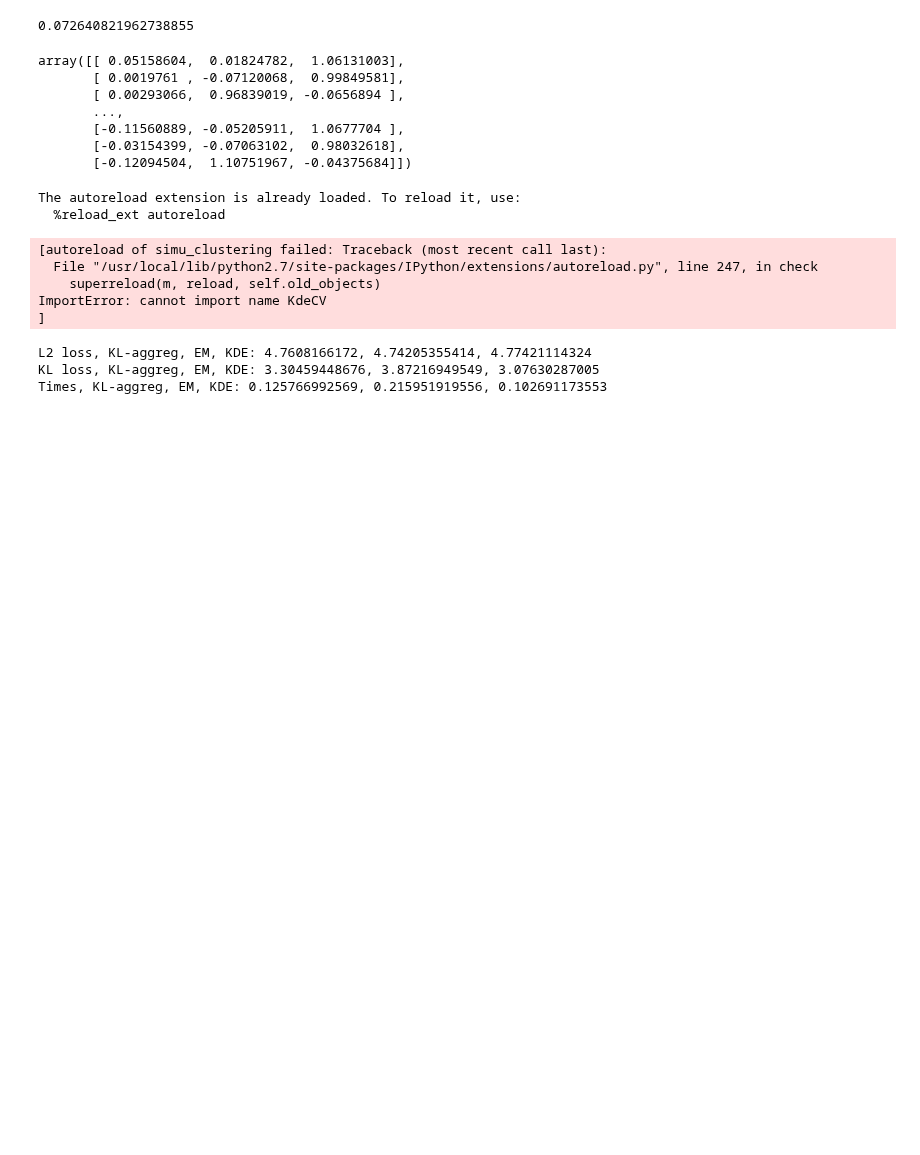
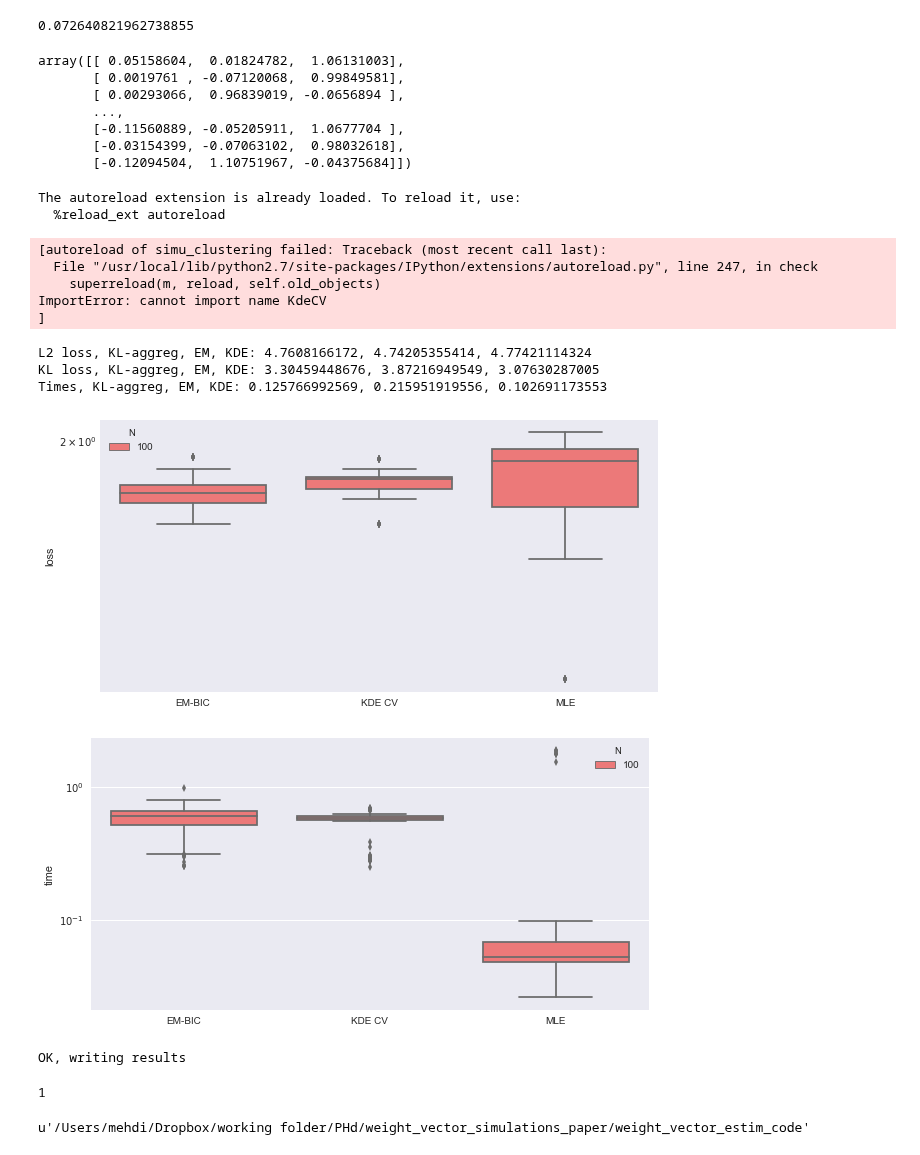
Before and after one commit to mehdisebbar/kl-aggregation, a Jupyter notebook: weight_vector_simulations_paper/weight_vector_estim_code/density generator study.ipynb, the cells around one changed output. Drawn from its saved outputs; the diff is of its cells as text; code cells hidden in the pictures; blank space fills up the shorter version.

Commit message:
weight analysis

```diff
--- a/weight_vector_simulations_paper/weight_vector_estim_code/density generator study.ipynb
+++ b/weight_vector_simulations_paper/weight_vector_estim_code/density generator study.ipynb
@@ -302,0 +317,2 @@ X_s = f_star_sampling.propose(1000)
+# %%
+df = pd.DataFrame(res)
@@ -302,0 +354,36 @@ X_s = f_star_sampling.propose(1000)
+# %%
+def basic_plot_res(df, K, p, metric):
+    df2 = df[(df.K==K) & (df.p==p)]
+    drop_list = [key for key in df2.columns if "time" in key]+["K", "p"]
+    df2 = df2.drop(drop_list, axis=1)
+    df3 = pd.melt(df2, id_vars=["N"])
+    df4 = df3.apply(retrieve_type, axis=1)
+    plt.figure(figsize=(10,5))
+    boxplot = sns.boxplot(x="method", y="loss", hue="N", data=df4[df4.metric == metric],
+                         palette=["#ff6666", "#ffd966", "#b3ff66"])
+    for patch in boxplot.artists:
+        r, g, b, a = patch.get_facecolor()
+        patch.set_facecolor((r, g, b, 1))
+    boxplot.set_xlabel('')
+    #boxplot.set_ylabel("log of time in s")
+    sns_plot = boxplot.get_figure()
+    for ax in sns_plot.get_axes():
+        ax.set_yscale('log')
+    sns_plot = boxplot.get_figure()
+    df2 = df[(df.K==K) & (df.p==p)]
+    times = [key for key in df2.columns if "time" in key]+["N"]
+    df2 = df2[times]
+    df3 = pd.melt(df2, id_vars=["N"])
+    df4 = df3.apply(retrieve_time, axis=1)
+    plt.figure(figsize=(10,5))
+    boxplot = sns.boxplot(x="method", y="time", hue="N", data=df4,
+                         palette=["#ff6666", "#ffd966", "#b3ff66"])
+    for patch in boxplot.artists:
+        r, g, b, a = patch.get_facecolor()
+        patch.set_facecolor((r, g, b, 1))
+    boxplot.set_xlabel('')
+    #boxplot.set_ylabel("log of time in s")
+    sns_plot = boxplot.get_figure()
+    for ax in sns_plot.get_axes():
+        ax.set_yscale('log')
+    sns_plot = boxplot.get_figure()
@@ -302,0 +404,5 @@ X_s = f_star_sampling.propose(1000)
+# %%
+basic_plot_res(df, 2, 2, "L2")
+# %% [output]
+[figure, added]
+[figure, added]
@@ -302,0 +411,9 @@ X_s = f_star_sampling.propose(1000)
+# %%
+simu(100, 2, 1)
+# %% [output]
+OK, writing results
+1
+# %%
+pwd
+# %% [output]
+u'/Users/mehdi/Dropbox/working folder/PHd/weight_vector_simulations_paper/weight_vector_estim_code'
```
Also changed, not shown: parts of 9 cells of this notebook, 6 other files.
